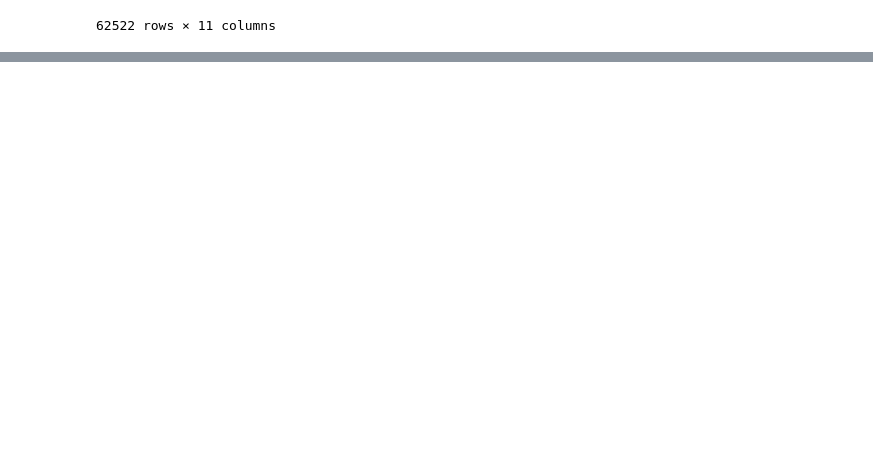
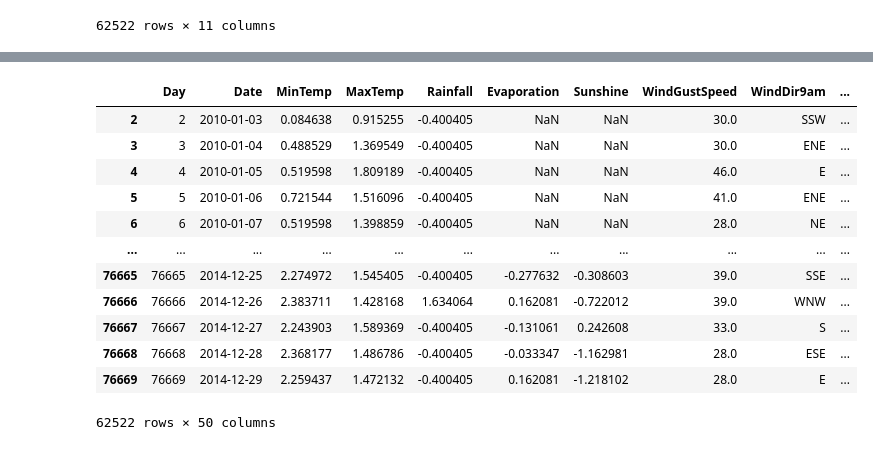
Before and after one commit to Nawel-Bellil/rain-prediction, a Jupyter notebook: src/data_processing.ipynb, the cells around one changed output, grey strips where cells are left out. Cells and saved outputs as stored; diff of their text form; code cells hidden in the pictures; blank space fills up the shorter version.

```diff
--- a/src/data_processing.ipynb
+++ b/src/data_processing.ipynb
@@ -8,7 +9,7 @@ from sklearn.preprocessing import StandardScaler
 
 scaler = StandardScaler()
 # %%
-data = pd.read_csv('C:/Users\Morsi Store DZ/rain-prediction/rain-prediction-dataset/train.csv')
+data = pd.read_csv('C:/Users/Morsi Store DZ/rain-prediction/data/train.csv')
 print(data.head())
 # %% [output]
    Day        Date            City  MinTemp  MaxTemp  Rainfall  Evaporation  \
@@ -193,0 +205,18 @@ data[numerical_columns]
+# %%
+# Perform one-hot encoding on all categorical columns
+rain_df_encoded = pd.get_dummies(data, columns=['City', 'WindGustDir', 'RainToday', 'RainTomorrow', 'Season'], drop_first=True)
+rain_df_encoded
+# %% [output]
+|  | Day | Date | MinTemp | MaxTemp | Rainfall | Evaporation | Sunshine | WindGustSpeed | WindDir9am | ... |
+| 2 | 2 | 2010-01-03 | 0.084638 | 0.915255 | -0.400405 | NaN | NaN | 30.0 | SSW | ... |
+| 3 | 3 | 2010-01-04 | 0.488529 | 1.369549 | -0.400405 | NaN | NaN | 30.0 | ENE | ... |
+| 4 | 4 | 2010-01-05 | 0.519598 | 1.809189 | -0.400405 | NaN | NaN | 46.0 | E | ... |
+| 5 | 5 | 2010-01-06 | 0.721544 | 1.516096 | -0.400405 | NaN | NaN | 41.0 | ENE | ... |
+| 6 | 6 | 2010-01-07 | 0.519598 | 1.398859 | -0.400405 | NaN | NaN | 28.0 | NE | ... |
+| ... | ... | ... | ... | ... | ... | ... | ... | ... | ... | ... |
+| 76665 | 76665 | 2014-12-25 | 2.274972 | 1.545405 | -0.400405 | -0.277632 | -0.308603 | 39.0 | SSE | ... |
+| 76666 | 76666 | 2014-12-26 | 2.383711 | 1.428168 | 1.634064 | 0.162081 | -0.722012 | 39.0 | WNW | ... |
+| 76667 | 76667 | 2014-12-27 | 2.243903 | 1.589369 | -0.400405 | -0.131061 | 0.242608 | 33.0 | S | ... |
+| 76668 | 76668 | 2014-12-28 | 2.368177 | 1.486786 | -0.400405 | -0.033347 | -1.162981 | 28.0 | ESE | ... |
+| 76669 | 76669 | 2014-12-29 | 2.259437 | 1.472132 | -0.400405 | 0.162081 | -1.218102 | 28.0 | E | ... |
+62522 rows × 50 columns
```
Also changed, not shown: parts of 7 cells of this notebook, 3 other files.
